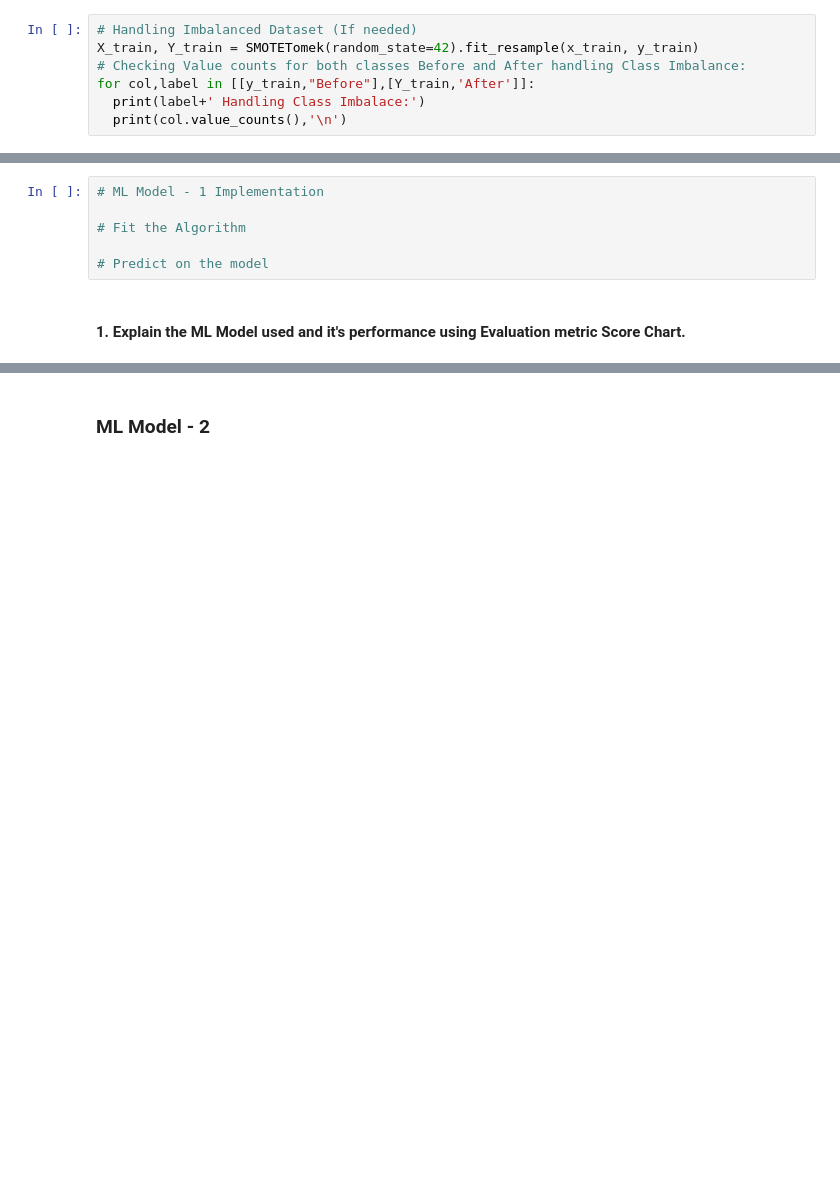
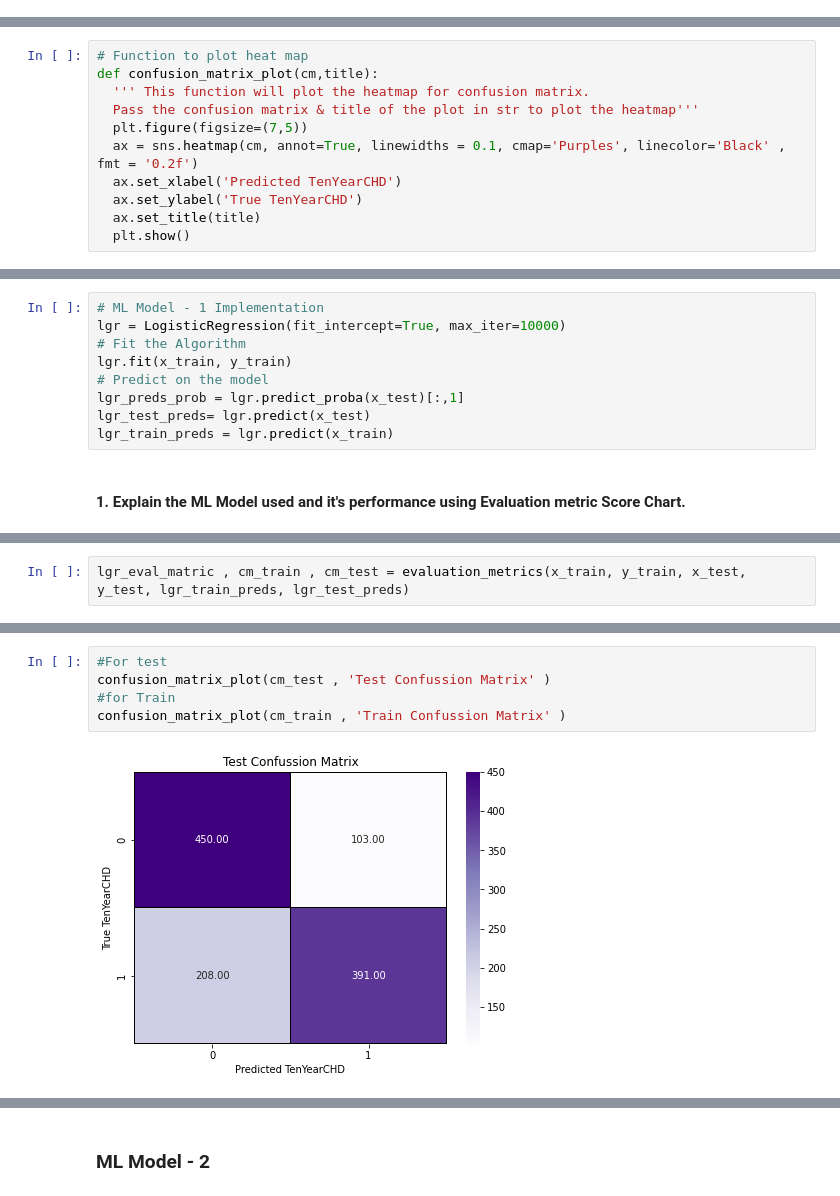
Before and after one commit to Sridharpadhy/Cardiovascular-Risk-Prediction, a Jupyter notebook: Sridhar_ML_Classification_Capstone_Project_Cardiovascular_Risk_Prediction_.ipynb, the cells around one changed output, grey strips where cells are left out. Saved outputs shown, nothing was run; the diff lists cells and outputs as text; blank space fills up the shorter version.

```diff
--- a/Sridhar_ML_Classification_Capstone_Project_Cardiovascular_Risk_Prediction_.ipynb
+++ b/Sridhar_ML_Classification_Capstone_Project_Cardiovascular_Risk_Prediction_.ipynb
@@ -1126,7 +1148,0 @@ Above data clearly shows that the classes are not balanced in the dependent vari
-# %%
-# Handling Imbalanced Dataset (If needed)
-X_train, Y_train = SMOTETomek(random_state=42).fit_resample(x_train, y_train)
-# Checking Value counts for both classes Before and After handling Class Imbalance:
-for col,label in [[y_train,"Before"],[Y_train,'After']]:
-  print(label+' Handling Class Imbalace:')
-  print(col.value_counts(),'\n')
@@ -1150,0 +1179,11 @@ SMOTE first selects a minority class instance x¹ at random and finds its k near
+# %%
+# Function to plot heat map
+def confusion_matrix_plot(cm,title):
+  ''' This function will plot the heatmap for confusion matrix.
+  Pass the confusion matrix & title of the plot in str to plot the heatmap'''
+  plt.figure(figsize=(7,5))
+  ax = sns.heatmap(cm, annot=True, linewidths = 0.1, cmap='Purples', linecolor='Black' , fmt = '0.2f')
+  ax.set_xlabel('Predicted TenYearCHD')
+  ax.set_ylabel('True TenYearCHD')
+  ax.set_title(title)
+  plt.show()
@@ -1153,8 +1207,11 @@ SMOTE first selects a minority class instance x¹ at random and finds its k near
 # %%
 # ML Model - 1 Implementation
-
+lgr = LogisticRegression(fit_intercept=True, max_iter=10000)
 # Fit the Algorithm
-
+lgr.fit(x_train, y_train)
 # Predict on the model
+lgr_preds_prob = lgr.predict_proba(x_test)[:,1]
+lgr_test_preds= lgr.predict(x_test)
+lgr_train_preds = lgr.predict(x_train)
 # %% [markdown]
 #### 1. Explain the ML Model used and it's performance using Evaluation metric Score Chart.
@@ -1178,0 +1218,2 @@ Answer Here.
+# %%
+lgr_eval_matric , cm_train , cm_test = evaluation_metrics(x_train, y_train, x_test, y_test, lgr_train_preds, lgr_test_preds)
@@ -1178,0 +1233,7 @@ Answer Here.
+# %%
+#For test
+confusion_matrix_plot(cm_test , 'Test Confussion Matrix' )
+#for Train
+confusion_matrix_plot(cm_train , 'Train Confussion Matrix' )
+# %% [output]
+[figure, added]
```
Also changed, not shown: parts of 51 cells of this notebook.
